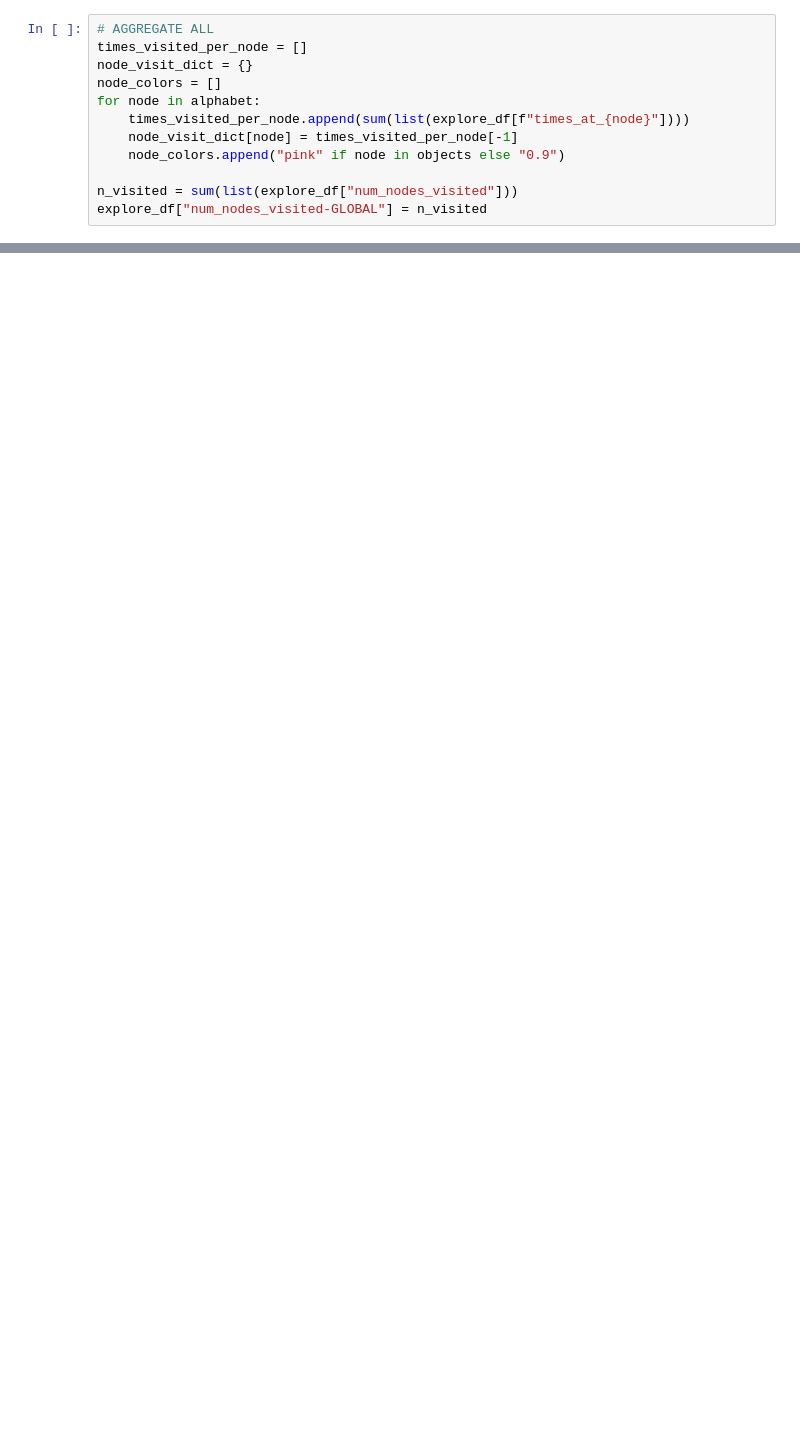
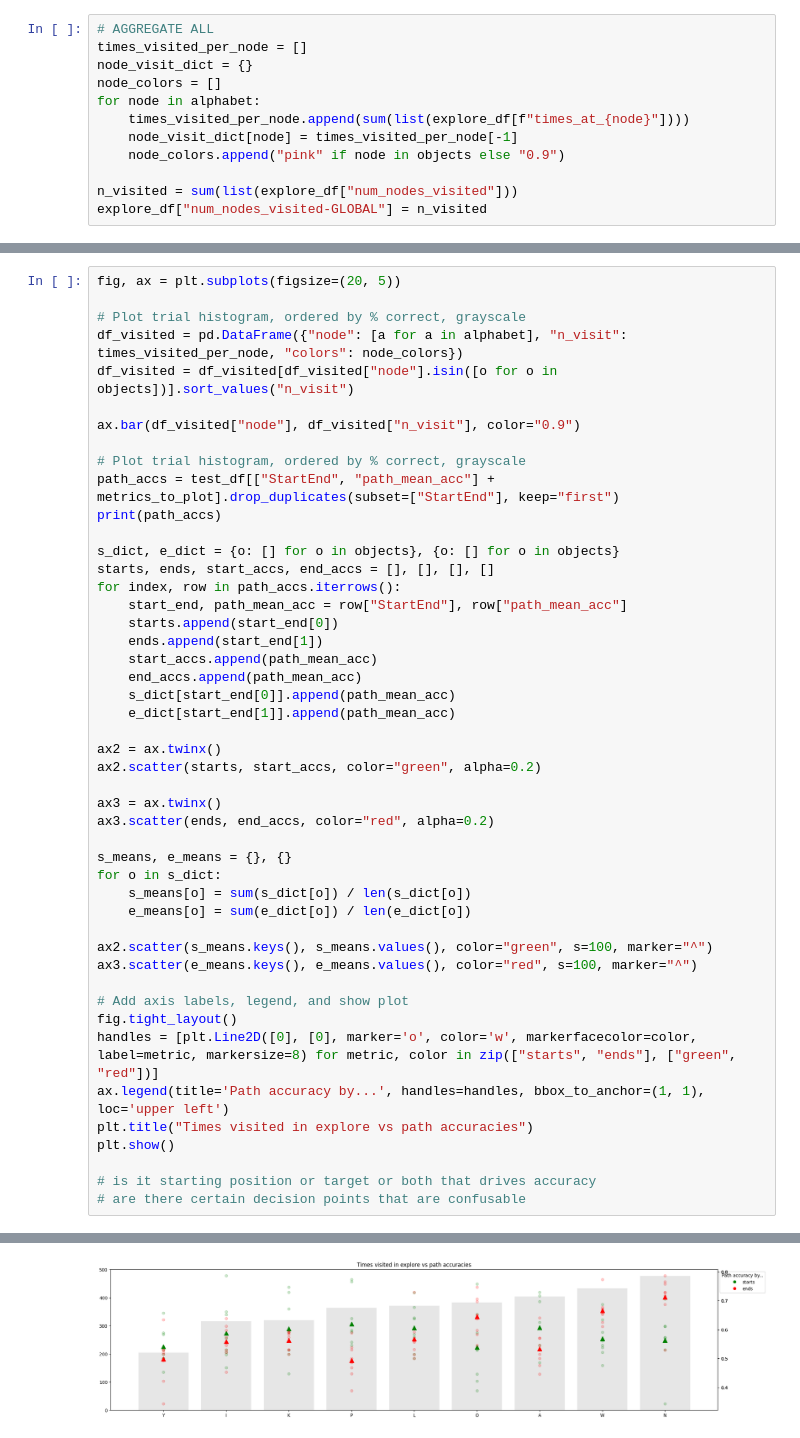
Before and after one commit to geometric-intelligence/mazedyn, a Jupyter notebook: mazedyn/path_analysis.ipynb, the cells around one changed output, grey strips where cells are left out. Cells and saved outputs as stored; diff of their text form; blank space fills up the shorter version.

```diff
--- a/mazedyn/path_analysis.ipynb
+++ b/mazedyn/path_analysis.ipynb
@@ -353,0 +354,48 @@ plt.show()
+# %%
+fig, ax = plt.subplots(figsize=(20, 5))
+
+# Plot trial histogram, ordered by % correct, grayscale
+df_visited = pd.DataFrame({"node": [a for a in alphabet], "n_visit": times_visited_per_node, "colors": node_colors})
+df_visited = df_visited[df_visited["node"].isin([o for o in objects])].sort_values("n_visit")
+
+ax.bar(df_visited["node"], df_visited["n_visit"], color="0.9")
+
+# Plot trial histogram, ordered by % correct, grayscale
+path_accs = test_df[["StartEnd", "path_mean_acc"] + metrics_to_plot].drop_duplicates(subset=["StartEnd"], keep="first")
+print(path_accs)
+
+s_dict, e_dict = {o: [] for o in objects}, {o: [] for o in objects}
+starts, ends, start_accs, end_accs = [], [], [], []
+for index, row in path_accs.iterrows():
+    start_end, path_mean_acc = row["StartEnd"], row["path_mean_acc"]
+    starts.append(start_end[0])
+    ends.append(start_end[1])
+    start_accs.append(path_mean_acc)
+    end_accs.append(path_mean_acc)
+    s_dict[start_end[0]].append(path_mean_acc)
+    e_dict[start_end[1]].append(path_mean_acc)
+
+ax2 = ax.twinx()
+ax2.scatter(starts, start_accs, color="green", alpha=0.2)
+
+ax3 = ax.twinx()
+ax3.scatter(ends, end_accs, color="red", alpha=0.2)
+
+s_means, e_means = {}, {}
+for o in s_dict:
+    s_means[o] = sum(s_dict[o]) / len(s_dict[o])
+    e_means[o] = sum(e_dict[o]) / len(e_dict[o])
+
+ax2.scatter(s_means.keys(), s_means.values(), color="green", s=100, marker="^")
+ax3.scatter(e_means.keys(), e_means.values(), color="red", s=100, marker="^")
+
+# Add axis labels, legend, and show plot
+fig.tight_layout()
+handles = [plt.Line2D([0], [0], marker='o', color='w', markerfacecolor=color, label=metric, markersize=8) for metric, color in zip(["starts", "ends"], ["green", "red"])]
+ax.legend(title='Path accuracy by...', handles=handles, bbox_to_anchor=(1, 1), loc='upper left')
+plt.title("Times visited in explore vs path accuracies")
+plt.show()
+
+# is it starting position or target or both that drives accuracy
+# are there certain decision points that are confusable
+# %% [output]
@@ -354,3 +416,4 @@ plt.show()
+[figure, added]
 # %% [markdown]
 ## TODO
 
```
Also changed, not shown: parts of 5 cells of this notebook, 4 other files.
